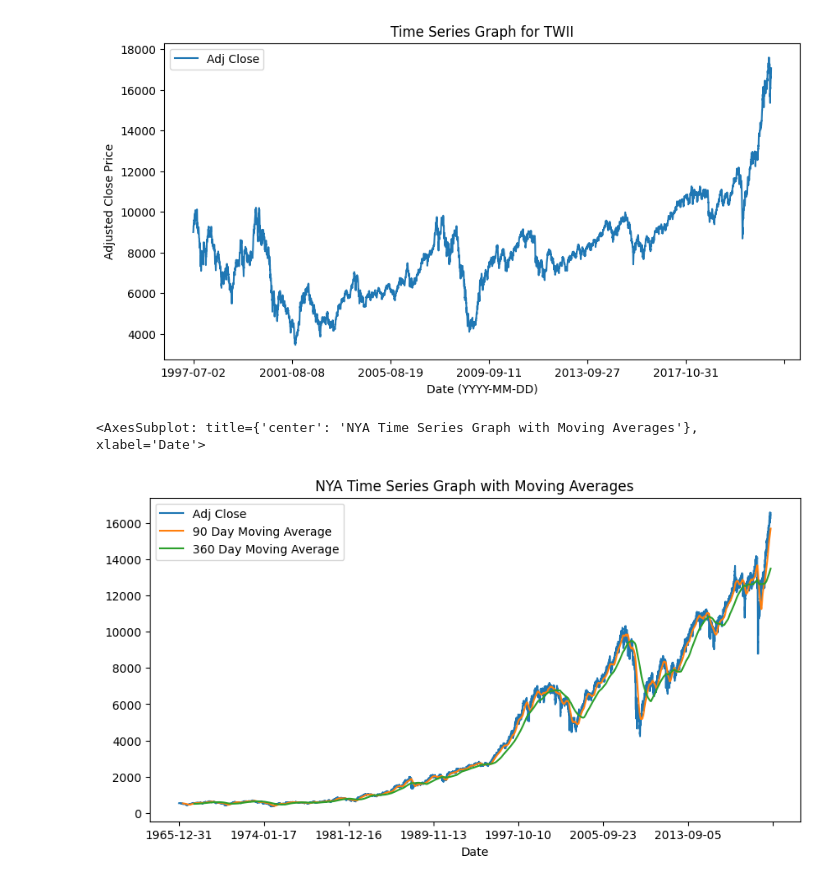
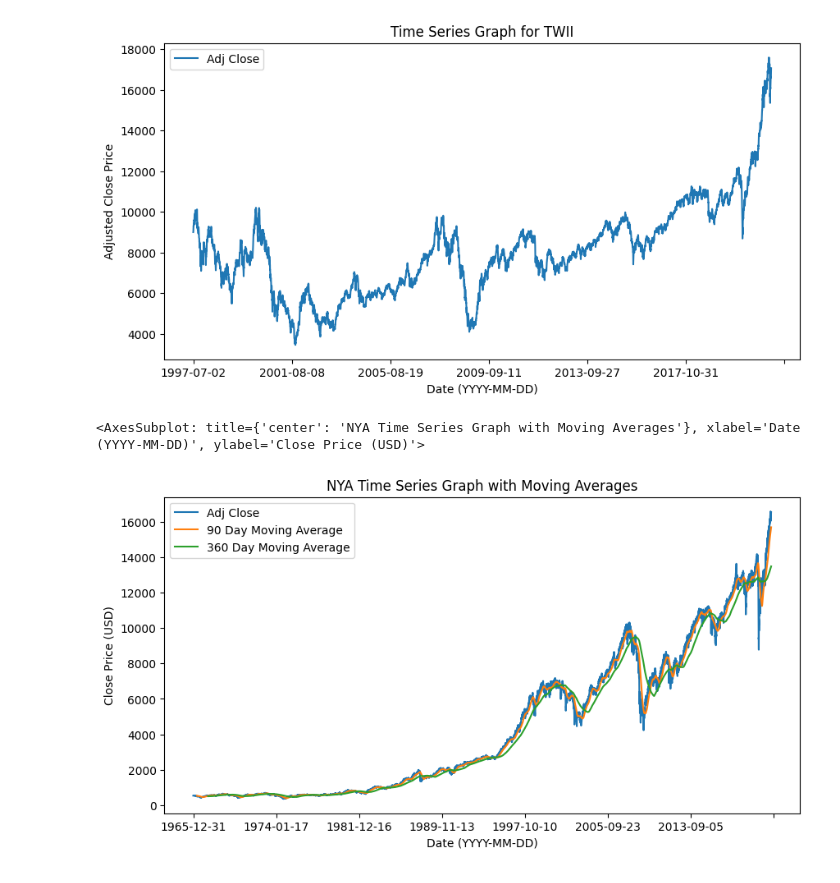
Before and after one commit to IsaacCheng9/stock-exchange-analysis, a Jupyter notebook: data_analysis.ipynb, the cells around one changed output. Cells and saved outputs as stored; diff of their text form; code cells hidden in the pictures.

```diff
--- a/data_analysis.ipynb
+++ b/data_analysis.ipynb
@@ -92,19 +92,21 @@ for index in train_test_per_index.keys():
 # %%
 # Perform moving average to reduce noise in the graph for NYA.
 nya_data = data_frames_per_index["NYA"]
 # Increasing the window size smooths the data, but reduces the accuracy.
 nya_data["90 Day Moving Average"] = nya_data["Adj Close"].rolling(90).mean()
 nya_data["360 Day Moving Average"] = nya_data["Adj Close"].rolling(360).mean()
 nya_data.plot(
     x="Date",
     y=[
         "Adj Close",
         "90 Day Moving Average",
         "360 Day Moving Average",
     ],
+    xlabel="Date (YYYY-MM-DD)",
+    ylabel="Close Price (USD)",
     title="NYA Time Series Graph with Moving Averages",
     figsize=(10, 5),
 )
 # %% [output]
-<AxesSubplot: title={'center': 'NYA Time Series Graph with Moving Averages'}, xlabel='Date'>
+<AxesSubplot: title={'center': 'NYA Time Series Graph with Moving Averages'}, xlabel='Date (YYYY-MM-DD)', ylabel='Close Price (USD)'>
-[figure, old version]
+[figure, new version]
```
Also changed, not shown: parts of 1 cell of this notebook.
